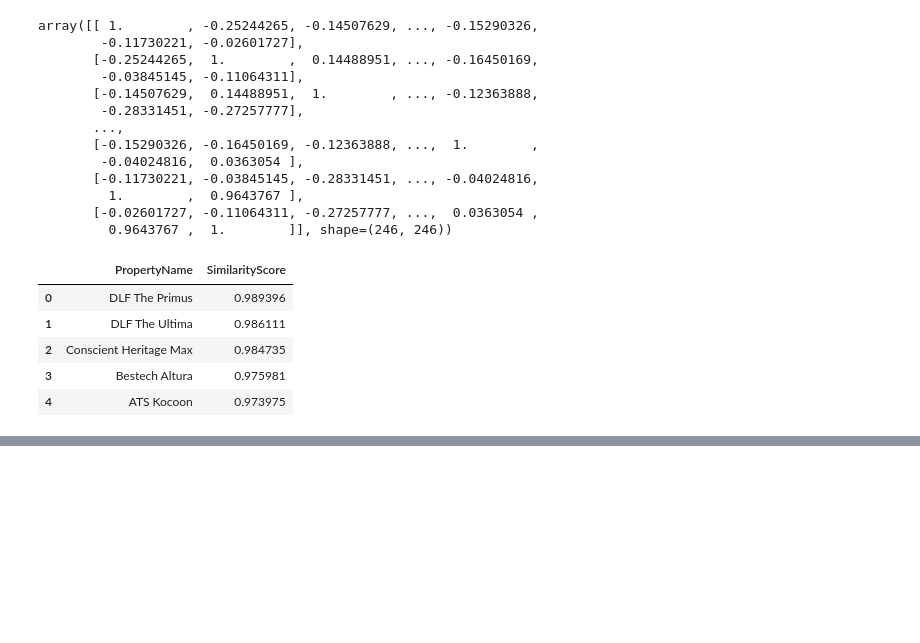
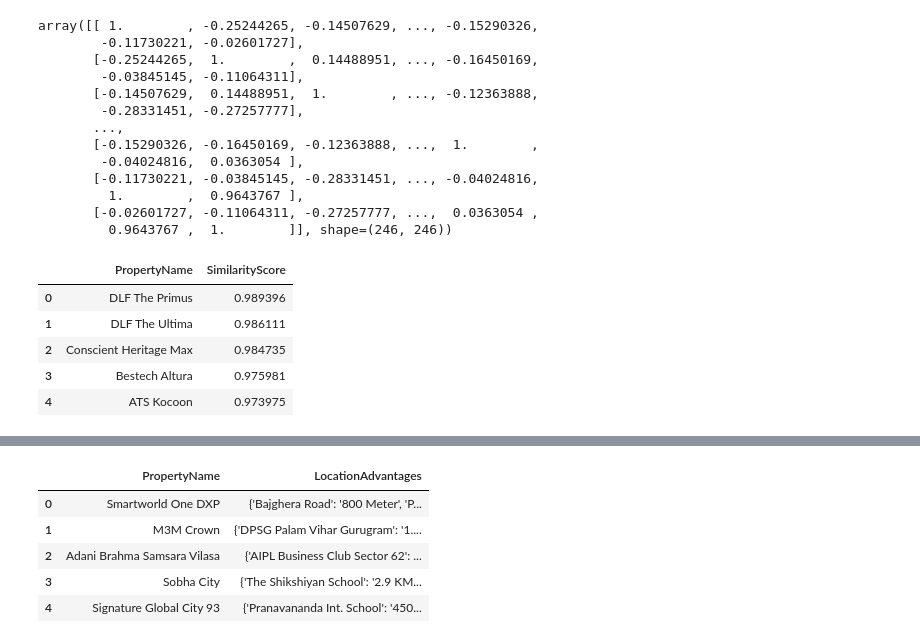
Before and after one commit to akshaypratap008/Real-Estate-Project, a Jupyter notebook: notebooks/recommender-system/1_recommender_system.ipynb, the cells around one changed output, grey strips where cells are left out. Cells and saved outputs as stored; diff of their text form; code cells hidden in the pictures; blank space fills up the shorter version.

```diff
--- a/notebooks/recommender-system/1_recommender_system.ipynb
+++ b/notebooks/recommender-system/1_recommender_system.ipynb
@@ -681,0 +713,9 @@ def recommend_properties(property_name, cosine_sim = cos_sim1):
+# %%
+df[['PropertyName', 'LocationAdvantages']].head()
+# %% [output]
+|  | PropertyName | LocationAdvantages |
+| 0 | Smartworld One DXP | {'Bajghera Road': '800 Meter', 'P... |
+| 1 | M3M Crown | {'DPSG Palam Vihar Gurugram': '1.... |
+| 2 | Adani Brahma Samsara Vilasa | {'AIPL Business Club Sector 62': ... |
+| 3 | Sobha City | {'The Shikshiyan School': '2.9 KM... |
+| 4 | Signature Global City 93 | {'Pranavananda Int. School': '450... |
```
Also changed, not shown: parts of 17 cells of this notebook.
